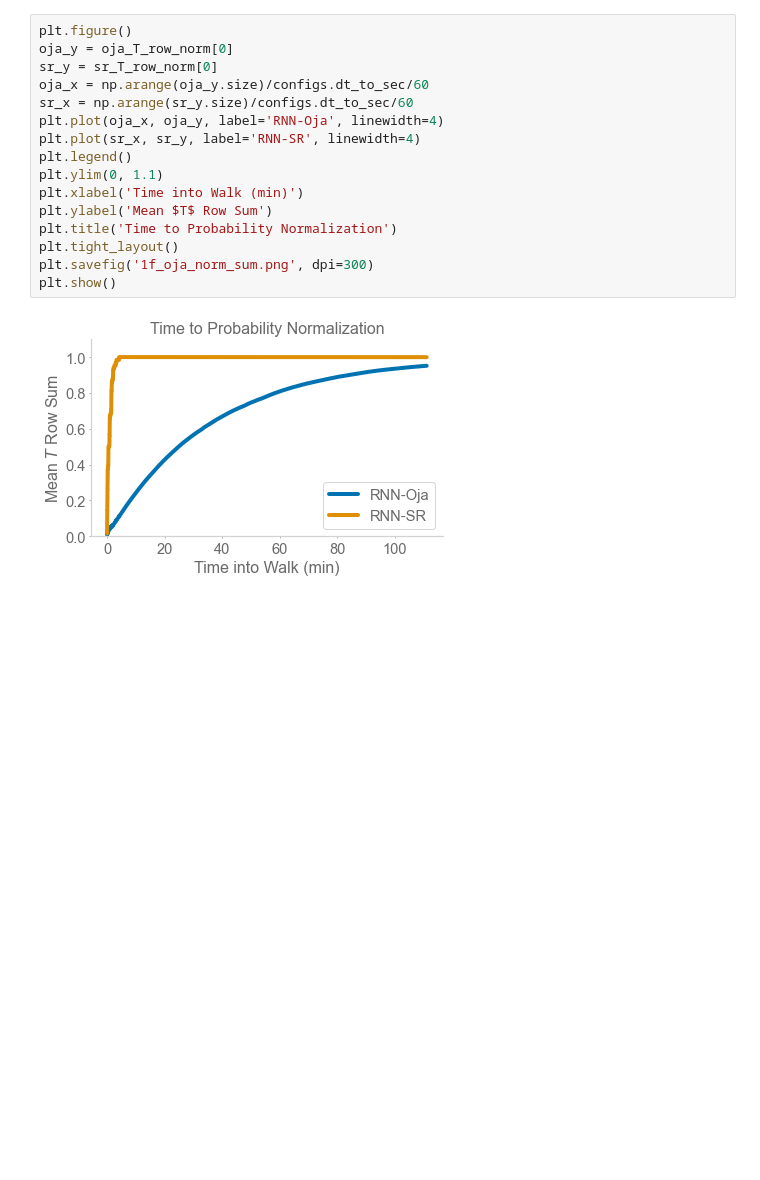
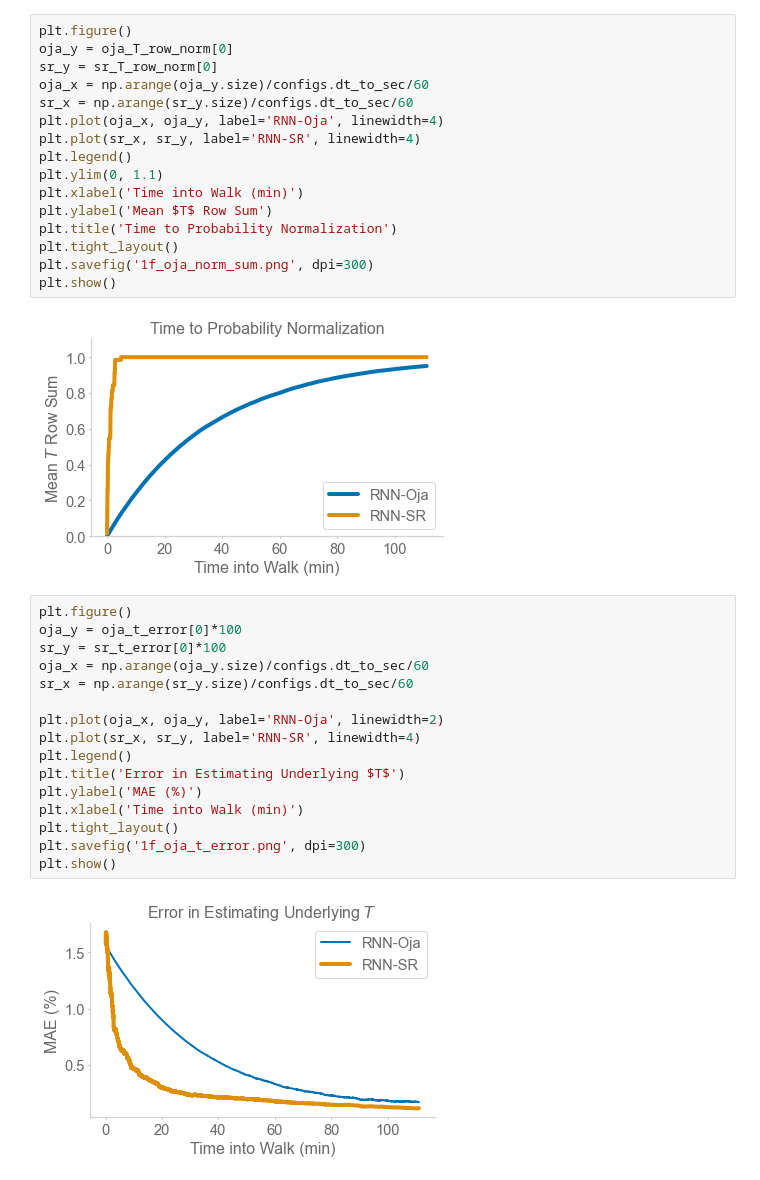
Before and after one commit to chingf/sr-project, a Jupyter notebook: notebooks/1f-oja-comparison.ipynb, the cells around one changed output. Cells and saved outputs as stored; diff of their text form; blank space fills up the shorter version.

```diff
--- a/notebooks/1f-oja-comparison.ipynb
+++ b/notebooks/1f-oja-comparison.ipynb
@@ -55,5 +65,23 @@ plt.savefig('1f_oja_norm_sum.png', dpi=300)
 plt.show()
 # %% [output]
 [figure]
+# %%
+plt.figure()
+oja_y = oja_t_error[0]*100
+sr_y = sr_t_error[0]*100
+oja_x = np.arange(oja_y.size)/configs.dt_to_sec/60
+sr_x = np.arange(sr_y.size)/configs.dt_to_sec/60
+
+plt.plot(oja_x, oja_y, label='RNN-Oja', linewidth=2)
+plt.plot(sr_x, sr_y, label='RNN-SR', linewidth=4)
+plt.legend()
+plt.title('Error in Estimating Underlying $T$')
+plt.ylabel('MAE (%)')
+plt.xlabel('Time into Walk (min)')
+plt.tight_layout()
+plt.savefig('1f_oja_t_error.png', dpi=300)
+plt.show()
+# %% [output]
+[figure, added]
 # %%
 plt.figure()
```
Also changed, not shown: parts of 6 cells of this notebook, 4 other files.
